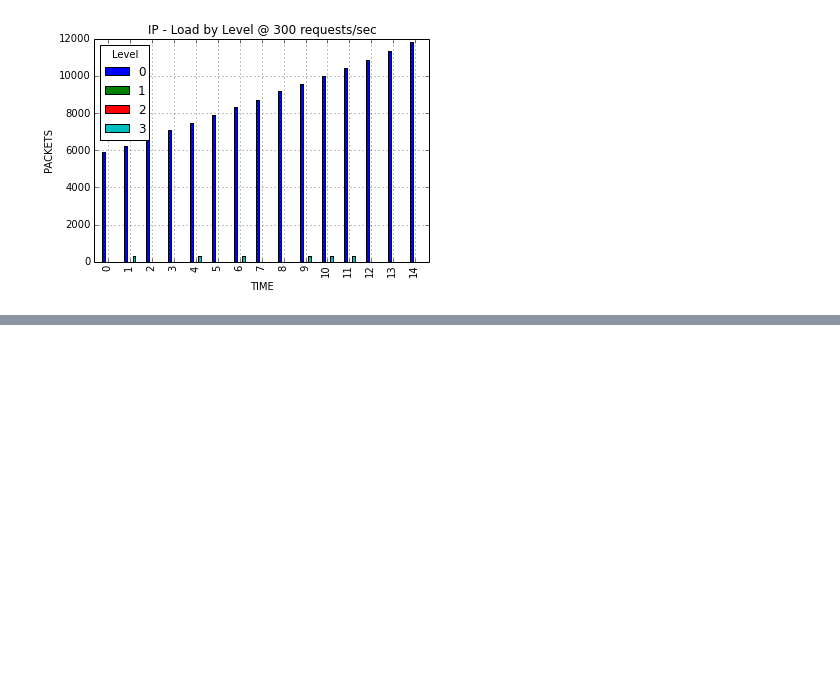
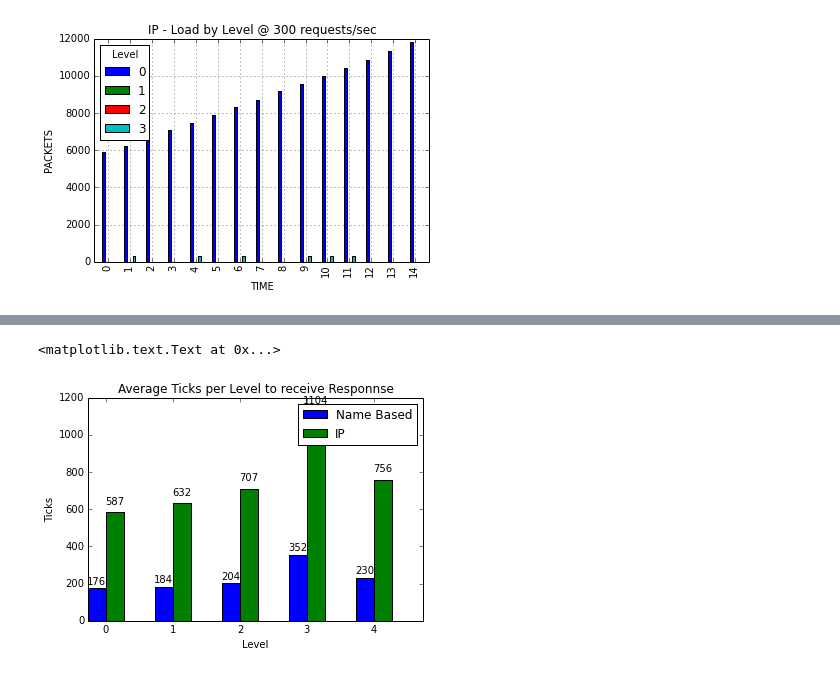
Before and after one commit to dgaeta/network_simulator, a Jupyter notebook: Network-Stats.ipynb, the cells around one changed output, grey strips where cells are left out. Drawn from its saved outputs; the diff is of its cells as text; code cells hidden in the pictures; blank space fills up the shorter version.

```diff
--- a/Network-Stats.ipynb
+++ b/Network-Stats.ipynb
@@ -146,0 +106,79 @@ plt.show()
+# %%
+level0 = []
+level1 = []
+level2 = []
+level3 = []
+level4 = []
+with open('rt_by_level.csv', 'rb') as rtt:
+    reader = csv.reader(rtt)
+    for row in reader:
+        level4.append(int(row[0]))
+        level3.append(int(row[1]))
+        level2.append(int(row[2]))
+        level1.append(int(row[3]))
+        level0.append(int(row[4]))
+level0 = int(sum(level0)/len(level0))
+level1 = int(sum(level1)/len(level1))
+level2 = int(sum(level2)/len(level2))
+level3 = int(sum(level3)/len(level3))
+level4 = int(sum(level4)/len(level4))
+nb = [level0,level1,level2,level3,level4]
+
+ip_level0 = []
+ip_level1 = []
+ip_level2 = []
+ip_level3 = []
+ip_level4 = []
+with open('ip_rt_by_level.csv', 'rb') as rtt:
+    reader = csv.reader(rtt)
+    for row in reader:
+        ip_level4.append(int(row[0]))
+        ip_level3.append(int(row[1]))
+        ip_level2.append(int(row[2]))
+        ip_level1.append(int(row[3]))
+        ip_level0.append(int(row[4]))
+ip_level0 = int(sum(ip_level0)/len(ip_level0))
+ip_level1 = int(sum(ip_level1)/len(ip_level1))
+ip_level2 = int(sum(ip_level2)/len(ip_level2))
+ip_level3 = int(sum(ip_level3)/len(ip_level3))
+ip_level4 = int(sum(ip_level4)/len(ip_level4))
+ip = [ip_level0,ip_level1,ip_level2,ip_level3,ip_level4]
+
+
+
+
+import numpy as np
+import matplotlib.pyplot as plt
+
+N = 5
+ind = np.arange(N)  # the x locations for the groups
+width = 0.27       # the width of the bars
+
+fig = plt.figure()
+ax = fig.add_subplot(111)
+
+yvals = nb
+rects1 = ax.bar(ind, yvals, width, color='b')
+zvals = ip
+rects2 = ax.bar(ind+width, zvals, width, color='g')
+
+
+ax.set_ylabel('Ticks')
+ax.set_xlabel('Level')
+ax.set_xticks(ind+width)
+ax.set_xticklabels( ('0', '1', '2', '3','4') )
+
+
+def autolabel(rects):
+    for rect in rects:
+        h = rect.get_height()
+        ax.text(rect.get_x()+rect.get_width()/2., 1.05*h, '%d'%int(h),
+                ha='center', va='bottom')
+autolabel(rects1)
+autolabel(rects2)
+
+ax.legend( (rects1[0], rects2[0]), ('Name Based', 'IP',) )
+plt.title('Average Ticks per Level to receive Responnse')
+# %% [output]
+<matplotlib.text.Text at 0x...>
+[figure, added]
```
Also changed, not shown: parts of 2 cells of this notebook, 17 other files.
